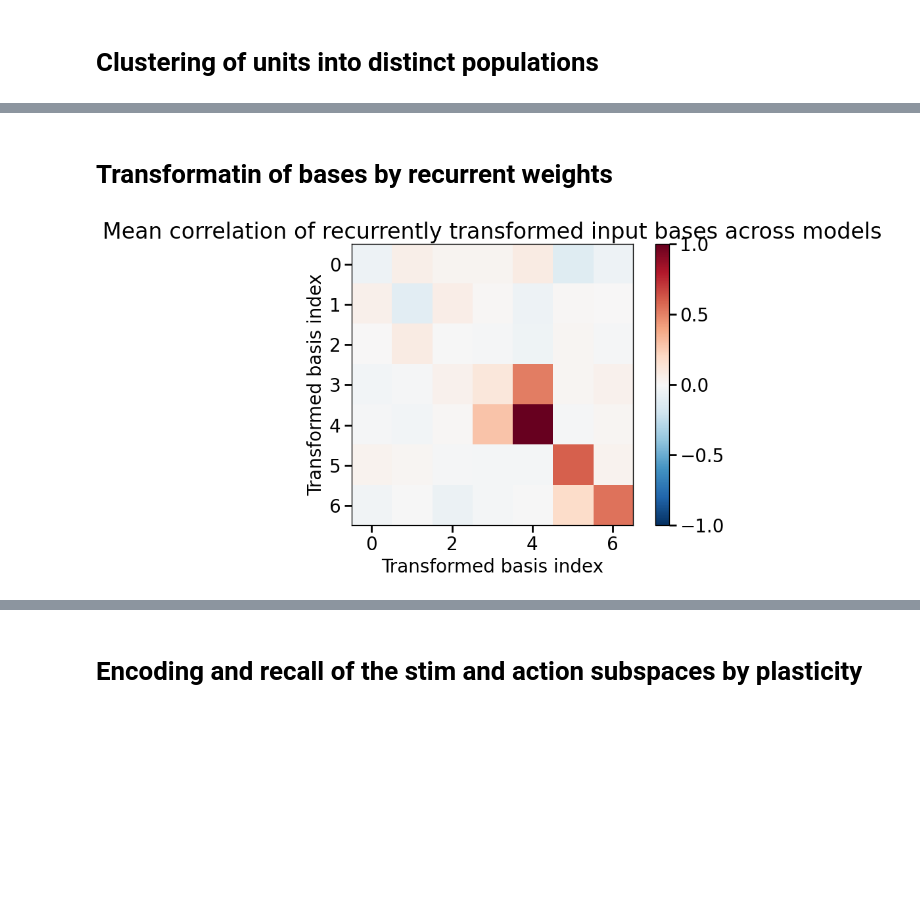
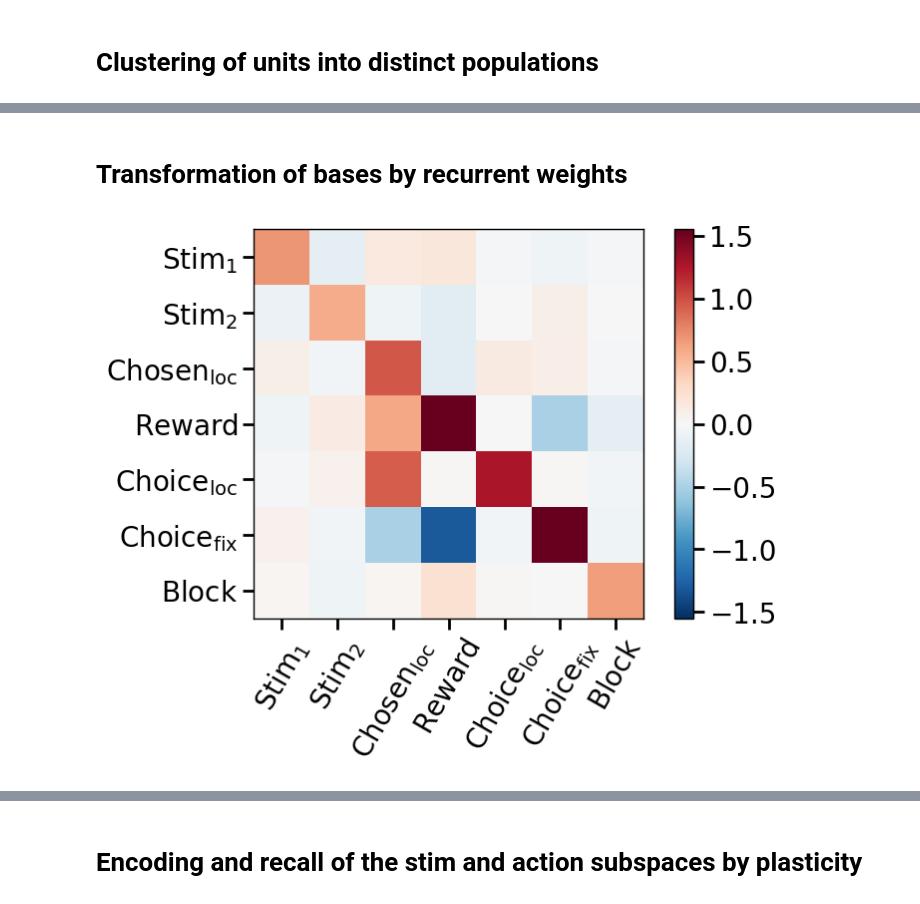
Before and after one commit to slenderham/what-where-task-analysis, a Jupyter notebook: rnn/network_analysis.ipynb, the cells around one changed output, grey strips where cells are left out. Saved outputs shown, nothing was run; the diff lists cells and outputs as text; code cells hidden in the pictures; blank space fills up the shorter version.

```diff
--- a/rnn/network_analysis.ipynb
+++ b/rnn/network_analysis.ipynb
@@ -277,12 +406,10 @@ for mdl in all_models:
 all_model_input_weights_raw = torch.stack(all_model_input_weights_raw, dim=0).reshape(-1, args['hidden_size'], 4) # (num_models, hidden_size, 4)
 
 # for the average stim representation, and the difference between the two locations
-all_model_inputs_effective = all_model_input_weights_raw @ np.array([[1,-1,1,-1],
-                                                                     [1,0,-1,0],
+all_model_inputs_effective = all_model_input_weights_raw @ np.array([[1,0,-1,0],
                                                                      [0,1,0,-1]]).T[None]
 
 '''decompose the output weights'''
-
 all_model_output_weights_raw = []
 
 for mdl in all_models:
@@ -293,10 +420,9 @@ all_model_outputs_effective = (all_model_output_weights_raw[:,:,1]-all_model_out
 
 # all_model_outputs_effective = np.stack([
 #     (all_model_output_weights_raw[:,:,1]-all_model_output_weights_raw[:,:,0]),
-#     (all_model_output_weights_raw[:,:,2])], axis=-1)
+#     (all_model_output_weights_raw[:,:,2]-(all_model_output_weights_raw[:,:,1]+all_model_output_weights_raw[:,:,0])/2)], axis=-1)
 
 '''decompose the action feedback weights'''
-
 all_model_action_feedback_weights = []
 
 for mdl in all_models:
@@ -318,6 +444,10 @@ all_model_fixation_weights = []
 for mdl in all_models:
     all_model_fixation_weights.append(mdl.rnn.x2h['fixation'].effective_weight().detach())
 all_model_fixation_weights = torch.stack(all_model_fixation_weights, dim=0) # (num_models, hidden_size, 1)
+all_model_fixation_weights_effective = all_model_fixation_weights
+# orthogonalize the fixation weights from the readout with gram schmidt
+# all_model_fixation_weights_effective = all_model_fixation_weights_effective - all_model_fixation_weights_effective@all_model_output_weights_effective[...,1][:,None]/np.linalg.norm()
+
 
 '''decompose the block type weights'''
 all_model_block_type_weights = []
@@ -328,17 +458,25 @@ all_model_block_type_weights_effective = (all_model_block_type_weights[:,:,1]-al
 # %%
 '''calculate the overlap between the bases'''
 # ignoring the fixation related bases for now
-
 all_model_bases = np.concatenate([all_model_inputs_effective,
-                                  all_model_outputs_effective,
                                   all_model_action_feedback_weights_effective,
                                   all_model_reward_weights_effective,
+                                  all_model_outputs_effective,
+                                  all_model_fixation_weights_effective,
                                   all_model_block_type_weights_effective], axis=-1) # (num_models, hidden_size, 3+1+1+1+1)
 
-all_model_bases = all_model_bases / (np.linalg.norm(all_model_bases, axis=1, keepdims=True)+1e-10)
+# all_model_bases = np.linalg.qr(all_model_bases)[0]
+
+all_model_bases = all_model_bases / (np.linalg.norm(all_model_bases, axis=1, keepdims=True))
+
+
+'''specify names of the axes'''
+all_bases_names = [r'$Stim_1$', r'$Stim_2$', r'$Chosen_{loc}$', r'$Reward$', r'$Choice_{loc}$', r'$Choice_{fix}$', r'$Block$']
 
 plt.imshow(np.mean([all_model_bases[i].T@all_model_bases[i] for i in range(8)], 0),
            cmap='RdBu_r', vmin=-1, vmax=1)
+plt.xticks(range(len(all_bases_names)), all_bases_names, rotation=30)
+plt.yticks(range(len(all_bases_names)), all_bases_names)
 plt.colorbar()
 # %% [output]
 <matplotlib.colorbar.Colorbar at 0x...>
@@ -413,5 +588,5 @@ plt.show()
 # %% [markdown]
-# Transformatin of bases by recurrent weights
+# Transformation of bases by recurrent weights
 # %%
 '''get all model's recurrent weights'''
 
@@ -422,29 +597,28 @@ all_model_recurrent_weights = torch.stack(all_model_recurrent_weights, dim=0)  #
 # %%
 # Visualize how the recurrent weight transforms the input bases by performing a matrix change of variable
 # For each model, transform the input bases by its recurrent weight, then average the resulting correlation matrices
 
 num_models = all_model_recurrent_weights.shape[0]
 num_bases = all_model_bases.shape[-1]
 
 corrs = []
 for i in range(num_models):
     W_rec = all_model_recurrent_weights[i].numpy()  # (hidden_size, hidden_size)
     input_bases = all_model_bases[i]  # (hidden_size, num_bases)
     transformed_bases = W_rec @ input_bases  # (hidden_size, num_bases)
-    # transformed_bases = transformed_bases / np.linalg.norm(transformed_bases, axis=0, keepdims=True)
+#     transformed_bases = transformed_bases / np.linalg.norm(transformed_bases, axis=0, keepdims=True)
     corr = input_bases.T @ transformed_bases # (num_bases, num_bases)
     corrs.append(corr)
 
 mean_corr = np.mean(corrs, axis=0)
 plt.figure(figsize=(8,6))
-plt.imshow(mean_corr, cmap='RdBu_r', norm=mpl.colors.CenteredNorm(vcenter=0, halfrange=1))
+plt.imshow(mean_corr, cmap='RdBu_r', norm=mpl.colors.CenteredNorm(vcenter=0))
 plt.colorbar()
-plt.title("Mean correlation of recurrently transformed input bases across models")
-plt.xlabel("Transformed basis index")
-plt.ylabel("Transformed basis index")
+plt.xticks(range(num_bases), all_bases_names, rotation=60)
+plt.yticks(range(num_bases), all_bases_names)
 
 plt.tight_layout()
 
 plt.show()
 # %% [output]
-[figure, old version]
+[figure, new version]
```
Also changed, not shown: parts of 33 cells of this notebook, 5 other files.
